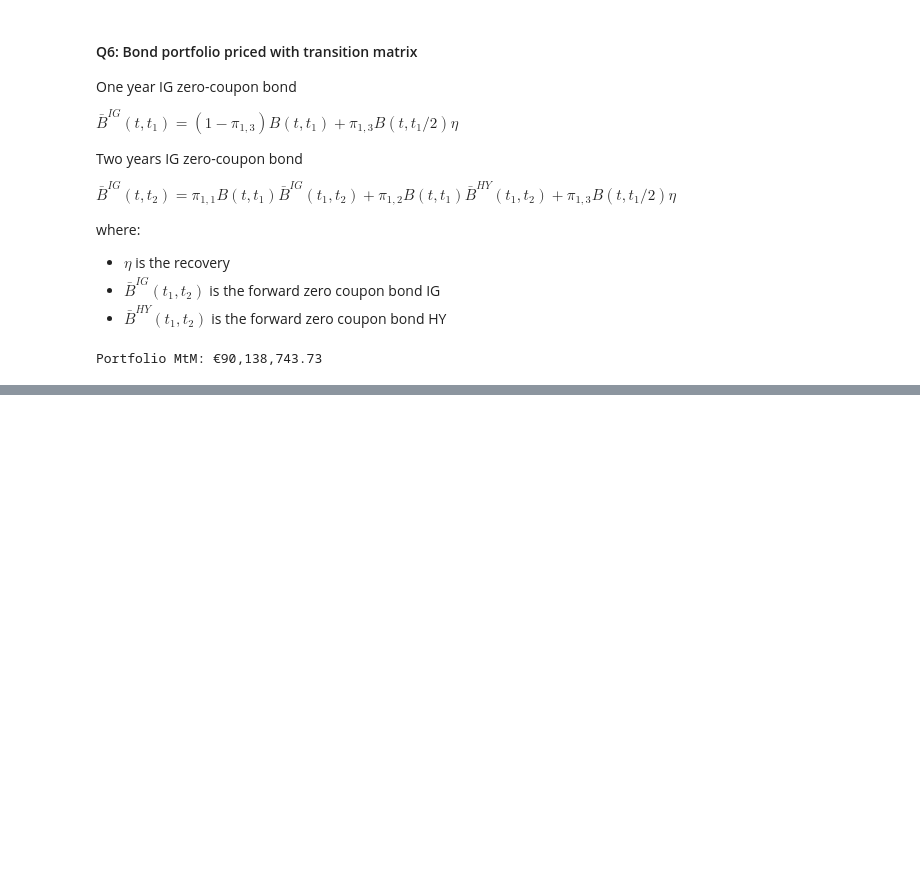
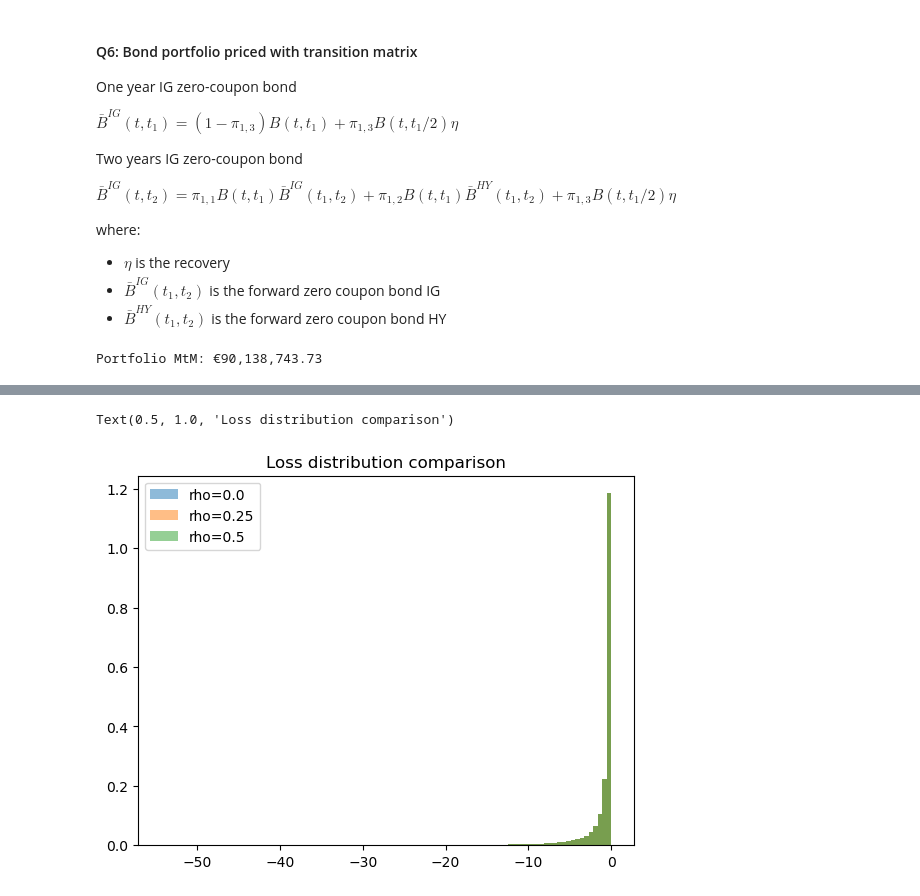
Before and after one commit to stefanodeamici2003-jpg/FinEng_group6_Assignement_1, a Jupyter notebook: assignment2_RM/ex2_notebook.ipynb, the cells around one changed output, grey strips where cells are left out. Drawn from its saved outputs; the diff is of its cells as text; code cells hidden in the pictures; blank space fills up the shorter version.

```diff
--- a/assignment2_RM/ex2_notebook.ipynb
+++ b/assignment2_RM/ex2_notebook.ipynb
@@ -567,0 +634,12 @@ Text(0.5, 1.0, 'Loss distribution')
+# %%
+plt.figure()
+for r in rho:
+    # reprendre scenario_full ou scenario_def selon ce que tu veux montrer
+    scenario = results[rho.index(r)]["VaR_full"]  # ou stocker les scénarios si besoin
+    plt.hist(scenario_full, bins=100, alpha=0.5, density=True, label=f"rho={r}")
+
+plt.legend()
+plt.title("Loss distribution comparison")
+# %% [output]
+Text(0.5, 1.0, 'Loss distribution comparison')
+[figure, added]
```
Also changed, not shown: parts of 7 cells of this notebook.
